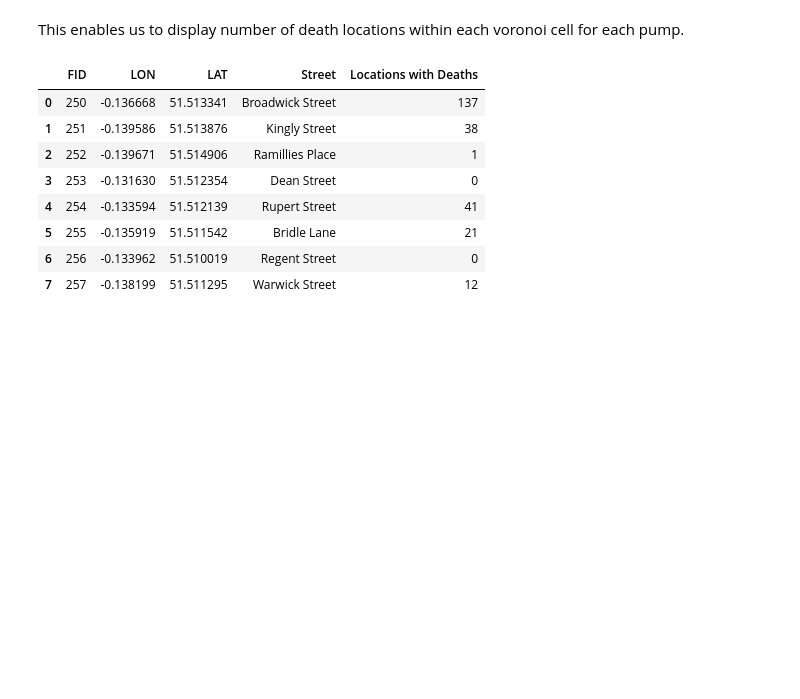
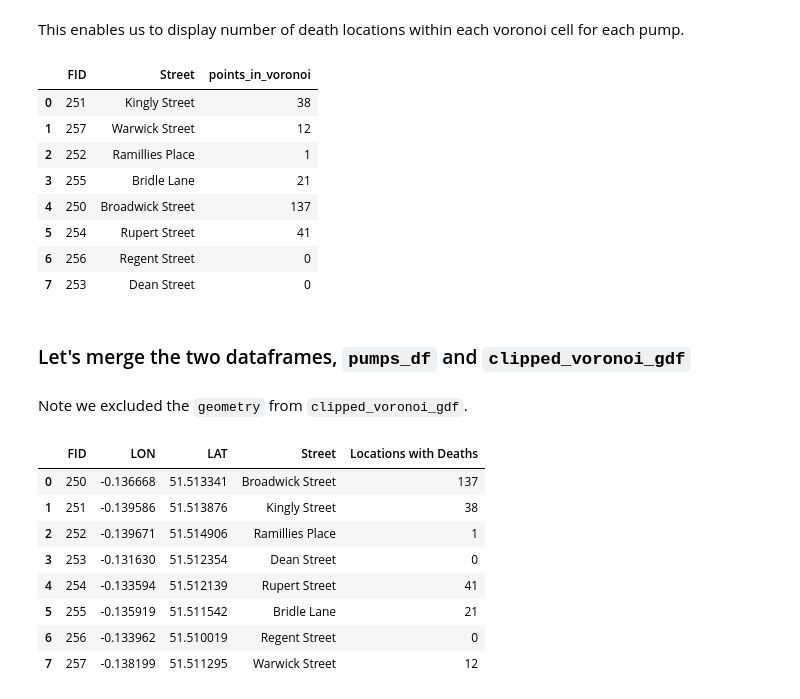
Before and after one commit to nravilla/1854-Cholera-Outbreak-London-Advanced-2, a Jupyter notebook: NB05-Interactive-Voronoi-Map-Folium.ipynb, the cells around one changed output. Drawn from its saved outputs; the diff is of its cells as text; code cells hidden in the pictures; blank space fills up the shorter version.

```diff
--- a/NB05-Interactive-Voronoi-Map-Folium.ipynb
+++ b/NB05-Interactive-Voronoi-Map-Folium.ipynb
@@ -43,5 +47,22 @@ pumps_gdf
 # %% [markdown]
 This enables us to display number of death locations within each voronoi cell for each pump.
 # %%
-clipped_subset_df = pd.DataFrame(clipped_voronoi_counts_gdf[['FID','Street','points_in_voronoi']])
+clipped_voronoi_gdf = \
+    pd.DataFrame(clipped_voronoi_counts_gdf[['FID','Street','points_in_voronoi']])
+
+clipped_voronoi_gdf
+# %% [output]
+|  | FID | Street | points_in_voronoi |
+| 0 | 251 | Kingly Street | 38 |
+| 1 | 257 | Warwick Street | 12 |
+| 2 | 252 | Ramillies Place | 1 |
+| 3 | 255 | Bridle Lane | 21 |
+| 4 | 250 | Broadwick Street | 137 |
+| 5 | 254 | Rupert Street | 41 |
+| 6 | 256 | Regent Street | 0 |
+| 7 | 253 | Dean Street | 0 |
+# %% [markdown]
+### Let's merge the two dataframes, `pumps_df` and `clipped_voronoi_gdf`
+# %% [markdown]
+Note we excluded the `geometry` from `clipped_voronoi_gdf`.
 # %%
```
Also changed, not shown: parts of 9 cells of this notebook, 15 other files.
